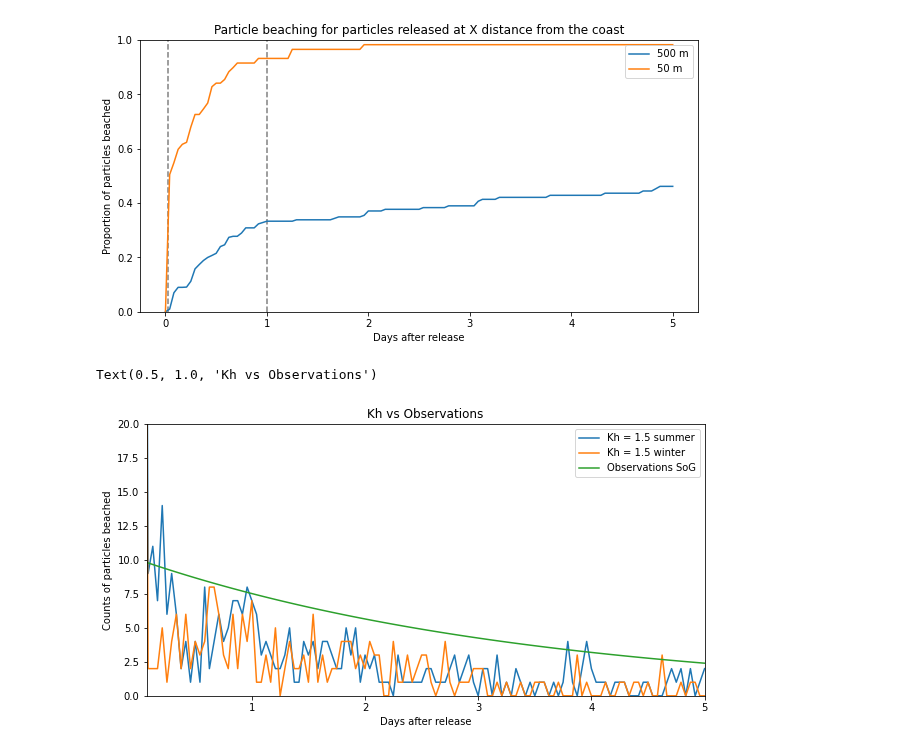
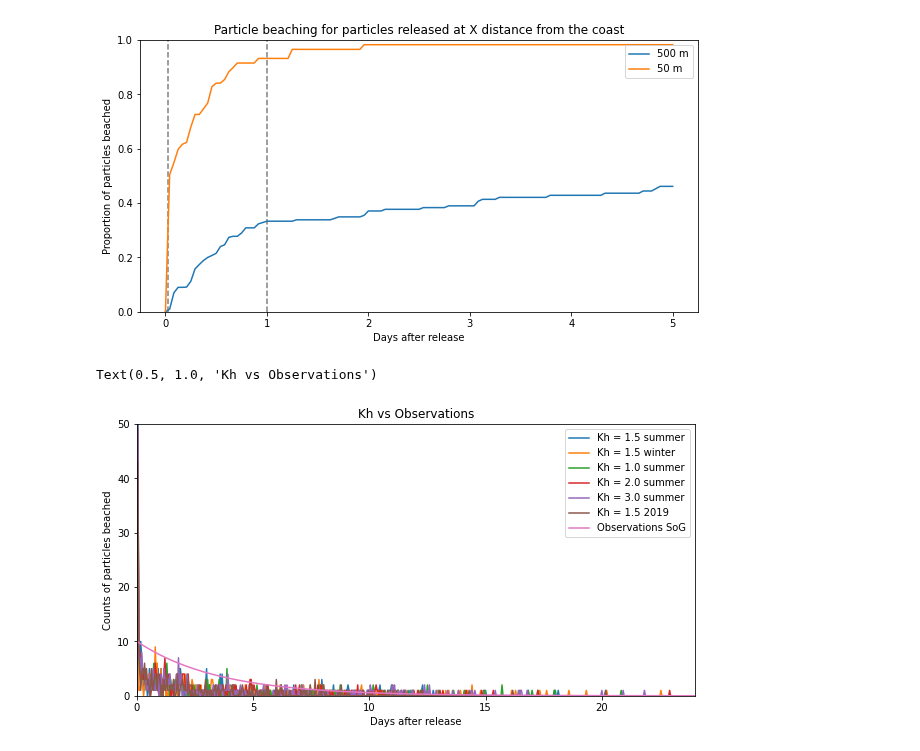
Before and after one commit to SalishSeaCast/analysis-jose, a Jupyter notebook: notebooks/parcels/Remote/Fibres/check_beach.ipynb, the cells around one changed output. Drawn from its saved outputs; the diff is of its cells as text; code cells hidden in the pictures.

```diff
--- a/notebooks/parcels/Remote/Fibres/check_beach.ipynb
+++ b/notebooks/parcels/Remote/Fibres/check_beach.ipynb
@@ -105,7 +105,7 @@ plt.title('Particle beaching for particles released at X distance from the coast
 Text(0.5, 1.0, 'Particle beaching for particles released at X distance from the coast')
 [figure]
 # %%
-config='/home/jvalenti/MOAD/analysis-jose/OParcels/beach100-2.yaml'
+config='/home/jvalenti/MOAD/analysis-jose/OParcels/beaching/beach100-2.yaml'
 param = load_config1(config)
 start = datetime(param['startdate']['year'], param['startdate']['month'], param['startdate']['day']) #Start date
 Tmax = param['param']['length'] # Set Time length [days]
@@ -167,7 +165,7 @@ plt.title('Particle beaching for particles released at X distance from the coast
 Text(0.5, 1.0, 'Particle beaching for particles released at X distance from the coast')
 [figure]
 # %%
-config='/home/jvalenti/MOAD/analysis-jose/OParcels/beach100-3.yaml'
+config='/home/jvalenti/MOAD/analysis-jose/OParcels/beaching/beach100-3.yaml'
 param = load_config1(config)
 start = datetime(param['startdate']['year'], param['startdate']['month'], param['startdate']['day']) #Start date
 Tmax = param['param']['length'] # Set Time length [days]
@@ -227,7 +225,7 @@ plt.title('Particle beaching for particles released at X distance from the coast
 Text(0.5, 1.0, 'Particle beaching for particles released at X distance from the coast')
 [figure]
 # %%
-config='/home/jvalenti/MOAD/analysis-jose/OParcels/beach100-4.yaml'
+config='/home/jvalenti/MOAD/analysis-jose/OParcels/beaching/beach100-4.yaml'
 param = load_config1(config)
 start = datetime(param['startdate']['year'], param['startdate']['month'], param['startdate']['day']) #Start date
 Tmax = param['param']['length'] # Set Time length [days]
@@ -326,37 +355,57 @@ ds2 = xr.open_dataset(outfile2)
 # %%
 beach = ds.beached
 beach2 = ds2.beached
-b = []
-b2= []
+beach3 = ds3.beached
+beach4 = ds4.beached
+beach5 = ds5.beached
+beach6 = ds6.beached
+
+b,b2,b3,b4,b5,b6 = [],[],[],[],[],[]
+
 for t in range(beach.shape[1]):
-    a=np.count_nonzero(beach[:,t] == 0.0)
-    c=np.count_nonzero(beach[:,t] == 1.0)
-    c2=np.count_nonzero(beach2[:,t] == 1.0)
-    #b.append(c/(c+a))
-    b.append(c)
-    b2.append(c2)
+    b.append(np.count_nonzero(beach[:,t] == 1.0))
+    b2.append(np.count_nonzero(beach2[:,t] == 1.0))
+    b3.append(np.count_nonzero(beach3[:,t] == 1.0))
+    b4.append(np.count_nonzero(beach4[:,t] == 1.0))
+    b5.append(np.count_nonzero(beach5[:,t] == 1.0))
+    b6.append(np.count_nonzero(beach6[:,t] == 1.0))
+
 d = [b[0]]
 d2 = [b2[0]]
+d3 = [b3[0]]
+d4 = [b4[0]]
+d5 = [b5[0]]
+d6 = [b6[0]]
+
 for i in range(1,len(b)):
     d.append(b[i] - (b[i-1]))
     d2.append(b2[i] - (b2[i-1]))
-time = np.linspace(0,5,121)
-time2 = np.linspace(0,5*24,121)
+    d3.append(b3[i] - (b3[i-1]))
+    d4.append(b4[i] - (b4[i-1]))
+    d5.append(b5[i] - (b5[i-1]))
+    d6.append(b6[i] - (b6[i-1]))
+
+time = np.linspace(0,24,577)
+time2 = np.linspace(0,24*24,577)
 fig,axs = plt.subplots(1,1,figsize=(10,5))
 plt.plot(time,d,label='Kh = 1.5 summer')
 plt.plot(time,d2,label='Kh = 1.5 winter')
+plt.plot(time,d3,label='Kh = 1.0 summer')
+plt.plot(time,d4,label='Kh = 2.0 summer')
+plt.plot(time,d5,label='Kh = 3.0 summer')
+plt.plot(time,d6,label='Kh = 1.5 2019')
 #plt.axvline(x=time_prob(n,1.5)[0],linestyle='--',color='grey')
 #plt.axvline(x=time_prob(n,1.5)[1],linestyle='--',color='grey')
 
 alpha = 1/(3.5*24)
 p = 841* alpha * np.exp(-alpha*time2)
 plt.plot(time,p,label="Observations SoG")
-plt.xlim([0.07,5])
-plt.ylim([0,20])
+plt.xlim([0,24])
+plt.ylim([0,50])
 plt.legend()
 plt.xlabel('Days after release')
 plt.ylabel('Counts of particles beached')
 plt.title('Kh vs Observations')
 # %% [output]
 Text(0.5, 1.0, 'Kh vs Observations')
-[figure, old version]
+[figure, new version]
```
Also changed, not shown: parts of 4 cells of this notebook, 9 other files.
